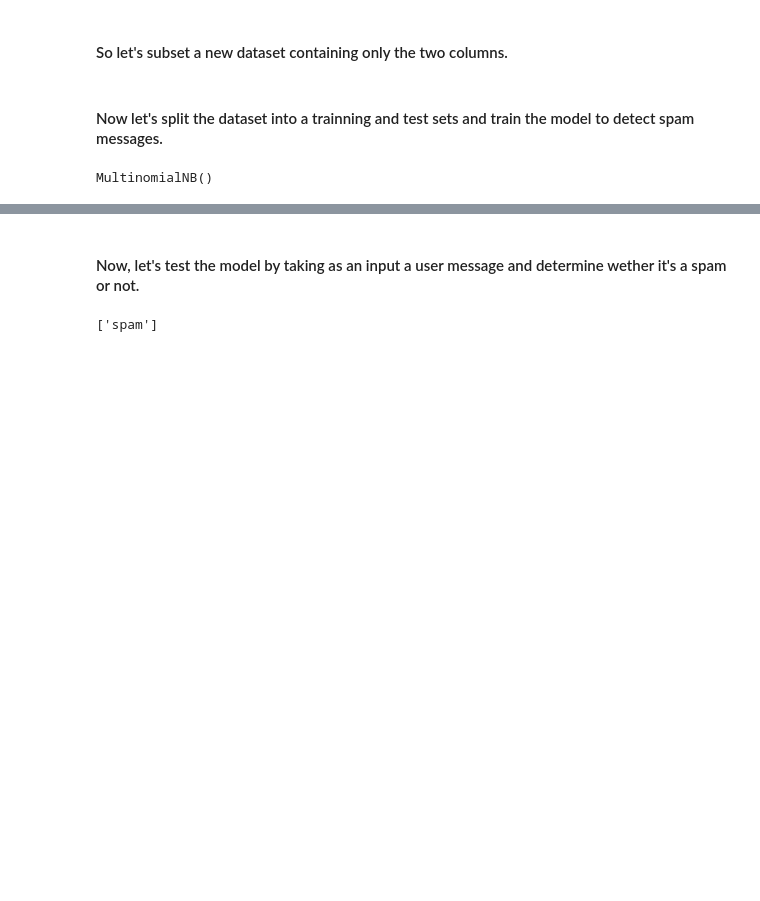
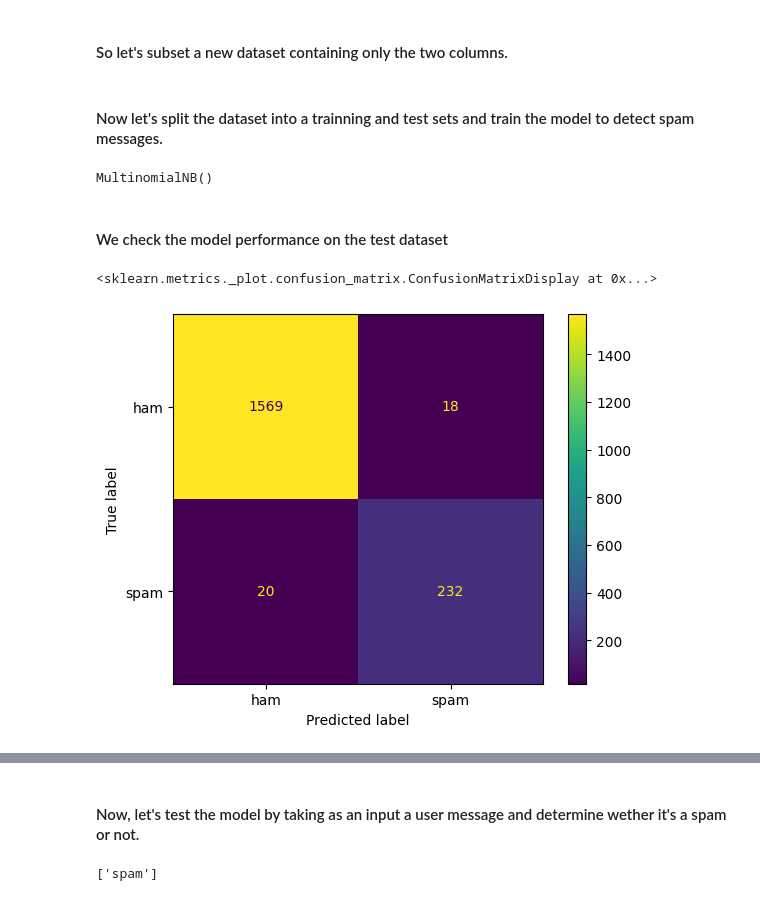
Before and after one commit to s-sawadogo/Spam-Detection-With-ML, a Jupyter notebook: Spam-Detection-With-ML.ipynb, the cells around one changed output, grey strips where cells are left out. Drawn from its saved outputs; the diff is of its cells as text; code cells hidden in the pictures; blank space fills up the shorter version.

```diff
--- a/Spam-Detection-With-ML.ipynb
+++ b/Spam-Detection-With-ML.ipynb
@@ -41,3 +41,5 @@ clf = MultinomialNB()
 clf.fit(X_train ,y_train)
 # %% [output]
 MultinomialNB()
+# %% [markdown]
+#### We check the model performance on the test dataset
@@ -43,0 +50,8 @@ MultinomialNB()
+# %%
+ConfusionMatrixDisplay.from_estimator(clf,
+                      X_test,
+                      y_test,
+                      display_labels=["ham", "spam"])
+# %% [output]
+<sklearn.metrics._plot.confusion_matrix.ConfusionMatrixDisplay at 0x...>
+[figure, added]
```
Also changed, not shown: parts of 6 cells of this notebook.
